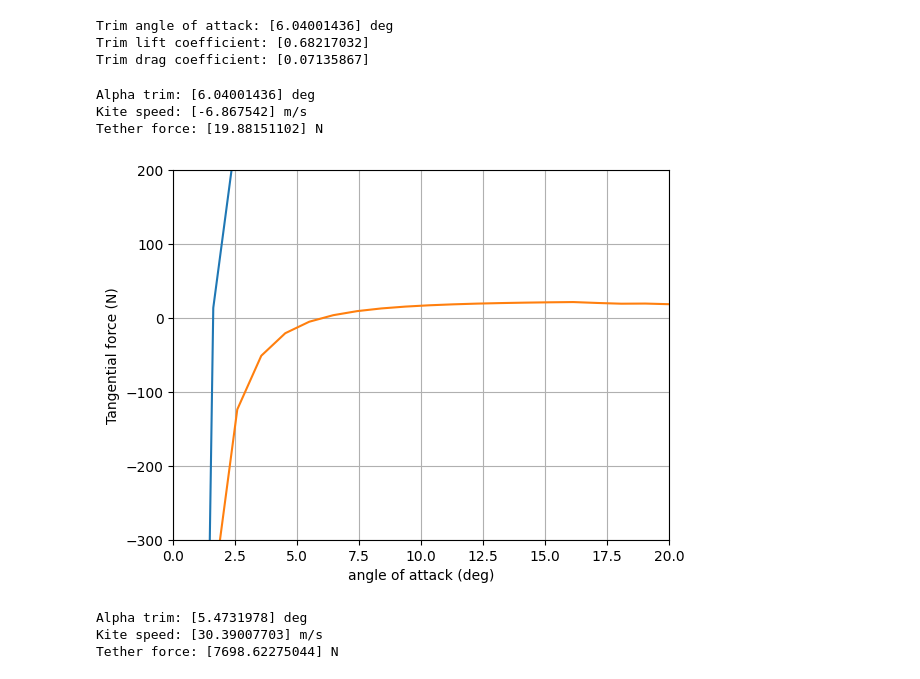
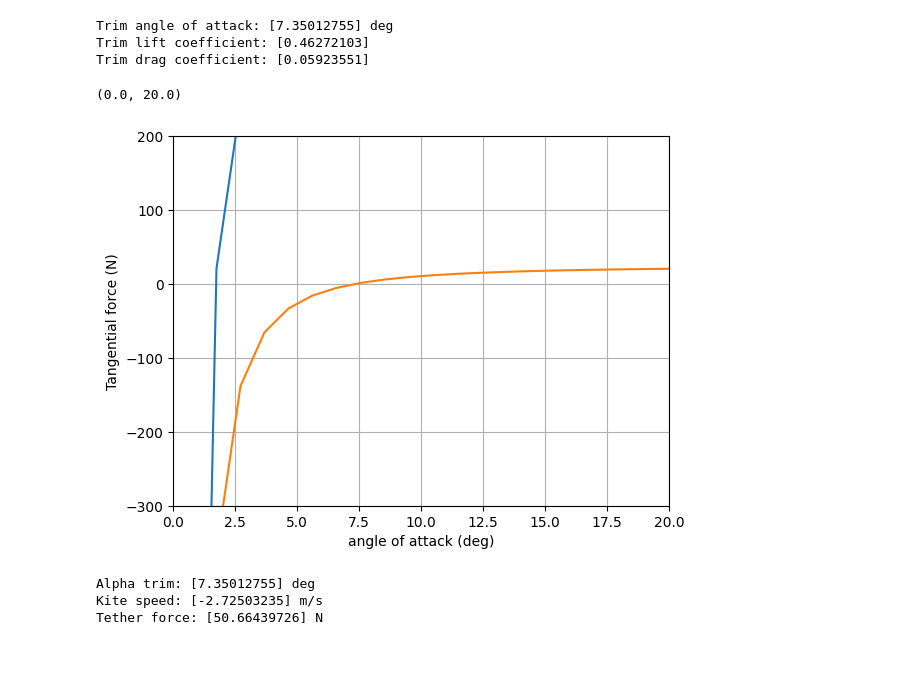
Before and after one commit to awegroup/AWETrim, a Jupyter notebook: scripts/v3_kite.ipynb, the cells around one changed output. Cells and saved outputs as stored; diff of their text form; code cells hidden in the pictures.

```diff
--- a/scripts/v3_kite.ipynb
+++ b/scripts/v3_kite.ipynb
@@ -1,6 +1,7 @@
 # %%
-from QSM.solver import find_trim_angle,calculate_kite_speed
+from QSM.solver import find_trim_angle
 from QSM.forces import calculate_tether_force, calculate_tangential_force
+from QSM.velocities import calculate_kite_speed
 import pandas as pd
 import numpy as np
 
@@ -12,8 +13,8 @@ csv_file = '../processed_data/aerodynamic_polars_v3.csv'
 
 # Read the CSV file
 data = pd.read_csv(csv_file)
-
-alpha_curve = data['angle_of_attack']
+alpha_tether_wing = np.radians(4)
+alpha_curve = data['angle_of_attack']+alpha_tether_wing
 cl_curve = data['lift_coefficient']
 cd_curve = data['drag_coefficient']
 # %%
@@ -25,50 +26,41 @@ print(f'Trim angle of attack: {np.degrees(alpha_trim_kite)} deg')
 print(f'Trim lift coefficient: {CL_trim}')
 print(f'Trim drag coefficient: {CD_trim}')
 # %% [output]
-Trim angle of attack: [6.04001436] deg
-Trim lift coefficient: [0.68217032]
-Trim drag coefficient: [0.07135867]
+Trim angle of attack: [7.35012755] deg
+Trim lift coefficient: [0.46272103]
+Trim drag coefficient: [0.05923551]
 # %%
 import matplotlib.pyplot as plt
 
 azimuth = -10
 elevation = np.radians(30)
 headings = np.radians(np.linspace(-90, 90, 3))
 reelout_speed = 0
 wind_speed = 1
 
 plt.figure()
 for heading in headings:
     # Calculate the tangential force
     ftan = calculate_tangential_force(alpha_curve,cl_curve,cd_curve,azimuth, elevation, reelout_speed, wind_speed, wing_area, mass = mass, heading = heading)
     plt.plot(np.degrees(alpha_curve), ftan, label=f'Wind speed = {wind_speed} m/s')
 
 plt.xlabel('angle of attack (deg)')
 plt.ylabel('Tangential force (N)')
 plt.grid()
 plt.ylim(-300,200)
 plt.xlim(0,20)
-
-alpha_trim = alpha_trim_kite
-kite_speed = calculate_kite_speed(alpha_trim,azimuth, elevation, reelout_speed, wind_speed, heading)
-tether_force = calculate_tether_force(alpha_trim,CL_trim,CD_trim,azimuth, elevation, reelout_speed, wind_speed,kite_speed, wing_area, mass = mass, heading = heading)
-
-print(f'Alpha trim: {np.degrees(alpha_trim)} deg')
-print(f'Kite speed: {kite_speed} m/s')
-print(f'Tether force: {tether_force} N')
 # %% [output]
-Alpha trim: [6.04001436] deg
-Kite speed: [-6.867542] m/s
-Tether force: [19.88151102] N
+(0.0, 20.0)
-[figure, old version]
+[figure, new version]
 # %%
 # Solve specific condition with weight
-azimuth = np.radians(20.0)
-elevation = np.radians(55.0)
-heading = np.radians(-90)
+angle_tether_kcu = np.radians(0.0)
+azimuth = np.radians(0.0)
+elevation = np.radians(90)+angle_tether_kcu
+heading = np.radians(90)
 
-wind_speed = 8
-reelout_speed = 1.4
+wind_speed = 7*np.cos(np.radians(20))
+reelout_speed = 1.2
 
 alpha_trim = find_trim_angle(alpha_curve,
                             cl_curve,
@@ -90,9 +82,9 @@ print(f'Alpha trim: {np.degrees(alpha_trim)} deg')
 print(f'Kite speed: {kite_speed} m/s')
 print(f'Tether force: {tether_force} N')
 # %% [output]
-Alpha trim: [5.4731978] deg
-Kite speed: [30.39007703] m/s
-Tether force: [7698.62275044] N
+Alpha trim: [7.35012755] deg
+Kite speed: [-2.72503235] m/s
+Tether force: [50.66439726] N
 # %%
 import seaborn as sns
 import matplotlib.pyplot as plt
```
Also changed, not shown: parts of 1 cell of this notebook, 4 other files.
